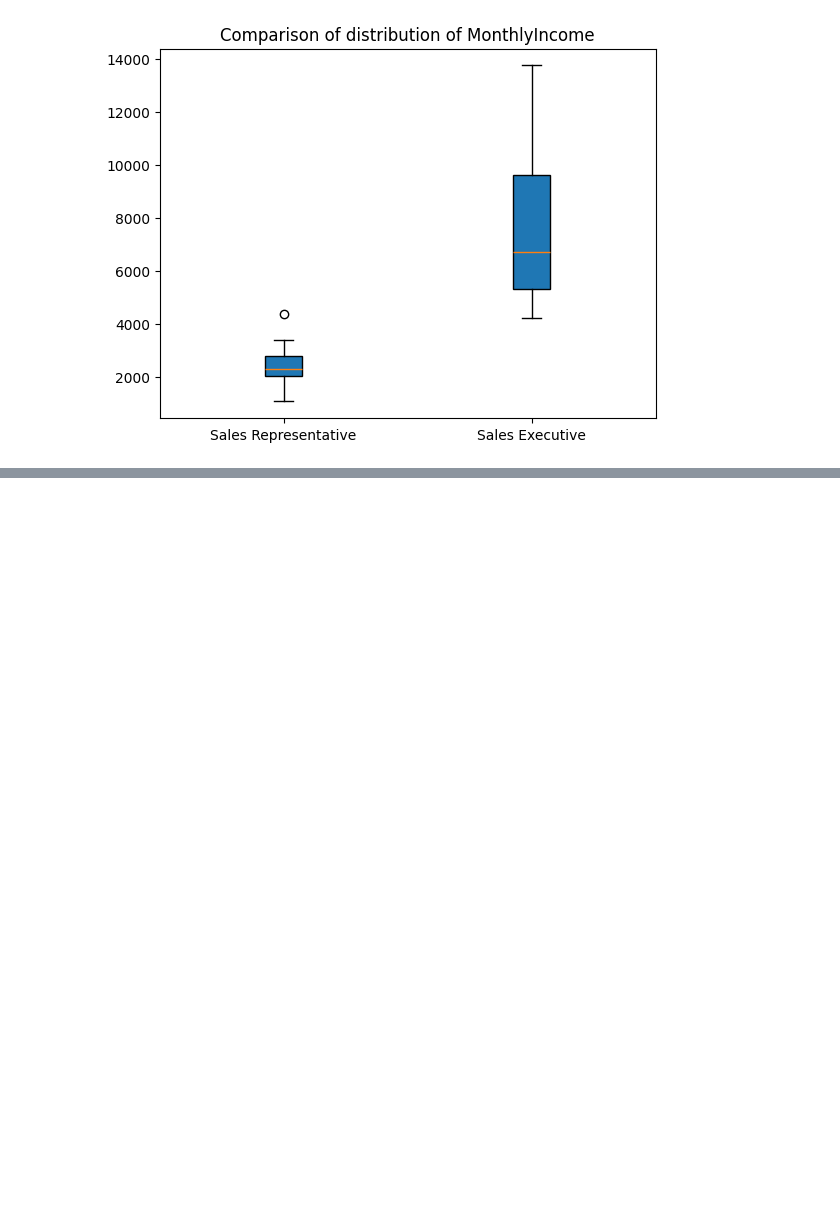
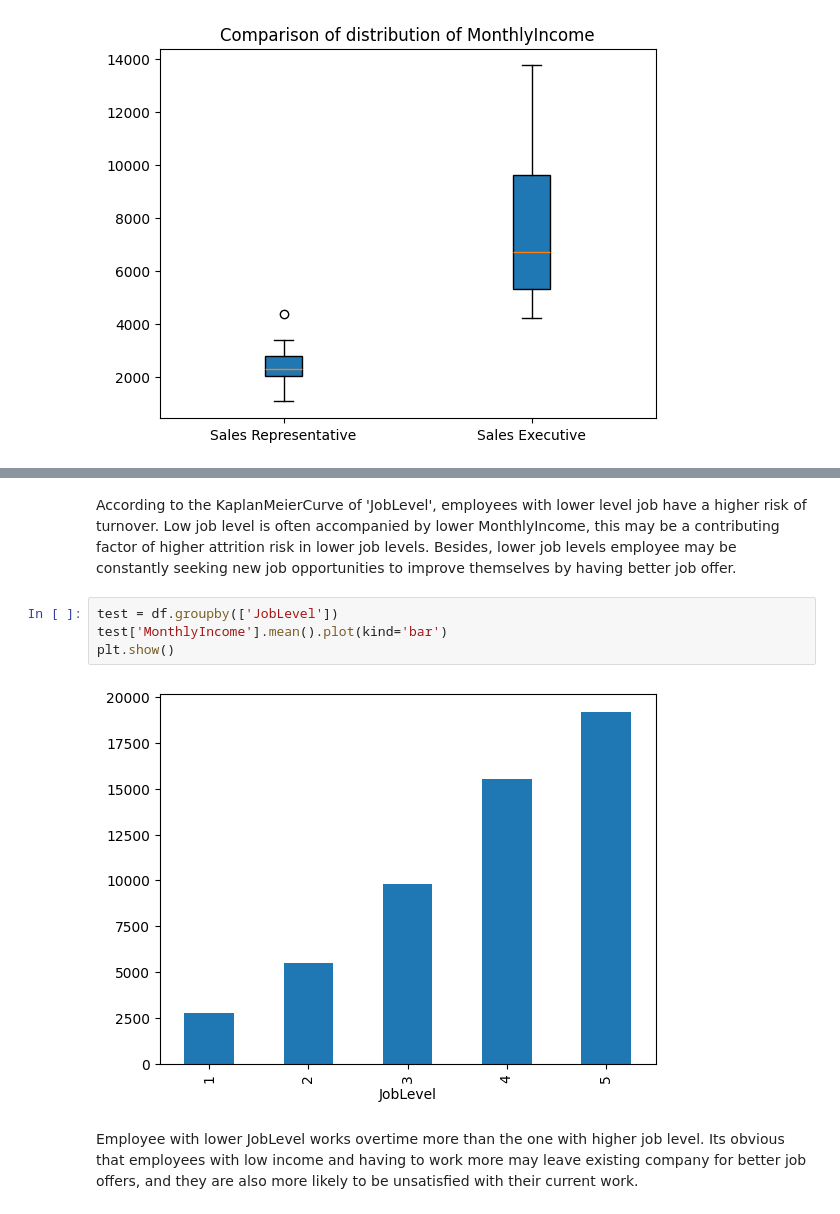
Before and after one commit to kminsen/employee_attrition, a Jupyter notebook: eda.ipynb, the cells around one changed output, grey strips where cells are left out. Drawn from its saved outputs; the diff is of its cells as text; blank space fills up the shorter version.

```diff
--- a/eda.ipynb
+++ b/eda.ipynb
@@ -401,0 +432,10 @@ Statistically significant
+# %% [markdown]
+According to the KaplanMeierCurve of 'JobLevel', employees with lower level job have a higher risk of turnover. Low job level is often accompanied by lower MonthlyIncome, this may be a contributing factor of higher attrition risk in lower job levels. Besides, lower job levels employee may be constantly seeking new job opportunities to improve themselves by having better job offer.
+# %%
+test = df.groupby(['JobLevel'])
+test['MonthlyIncome'].mean().plot(kind='bar')
+plt.show()
+# %% [output]
+[figure, added]
+# %% [markdown]
+Employee with lower JobLevel works overtime more than the one with higher job level. Its obvious that employees with low income and having to work more may leave existing company for better job offers, and they are also more likely to be unsatisfied with their current work.
```
Also changed, not shown: parts of 38 cells of this notebook, 1 other file.
